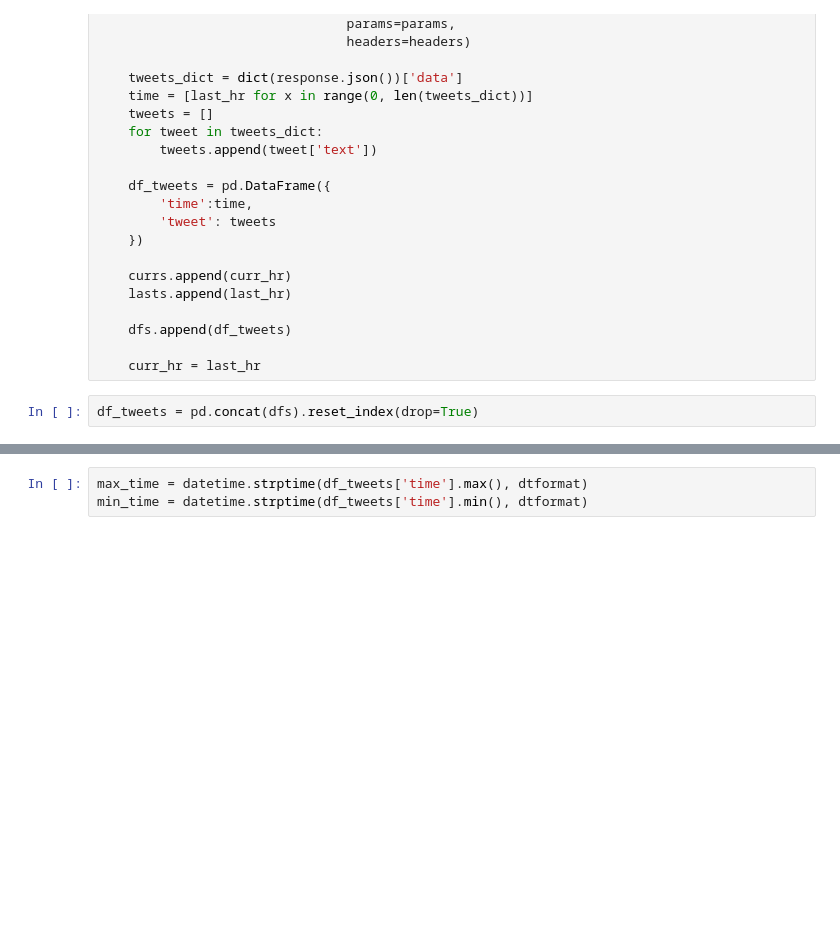
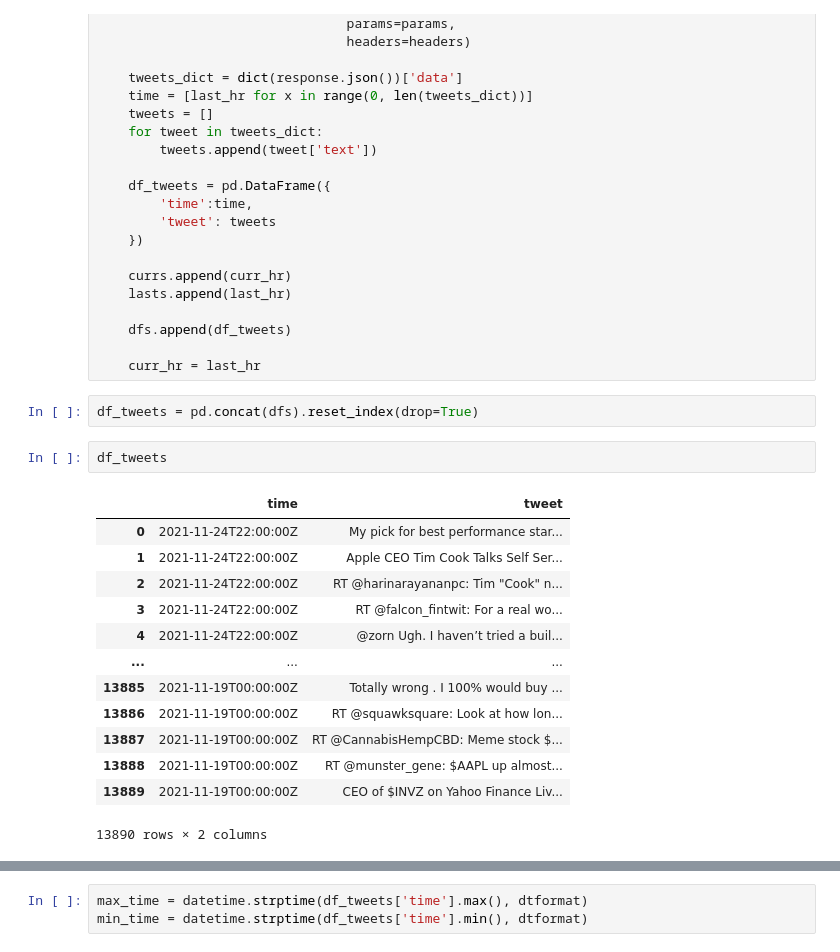
Before and after one commit to sohnnick/ANN-Stock-Price-Predictor, a Jupyter notebook: Notebooks/Extract Stock Data.ipynb, the cells around one changed output, grey strips where cells are left out. Cells and saved outputs as stored; diff of their text form; blank space fills up the shorter version.

```diff
--- a/Notebooks/Extract Stock Data.ipynb
+++ b/Notebooks/Extract Stock Data.ipynb
@@ -221,6 +222,22 @@ for i in range(1, 24*6):
     curr_hr = last_hr
 # %%
 df_tweets = pd.concat(dfs).reset_index(drop=True)
+# %%
+df_tweets
+# %% [output]
+|  | time | tweet |
+| 0 | 2021-11-24T22:00:00Z | My pick for best performance star... |
+| 1 | 2021-11-24T22:00:00Z | Apple CEO Tim Cook Talks Self Ser... |
+| 2 | 2021-11-24T22:00:00Z | RT @harinarayananpc: Tim "Cook" n... |
+| 3 | 2021-11-24T22:00:00Z | RT @falcon_fintwit: For a real wo... |
+| 4 | 2021-11-24T22:00:00Z | @zorn Ugh. I haven’t tried a buil... |
+| ... | ... | ... |
+| 13885 | 2021-11-19T00:00:00Z | Totally wrong . I 100% would buy ... |
+| 13886 | 2021-11-19T00:00:00Z | RT @squawksquare: Look at how lon... |
+| 13887 | 2021-11-19T00:00:00Z | RT @CannabisHempCBD: Meme stock $... |
+| 13888 | 2021-11-19T00:00:00Z | RT @munster_gene: $AAPL up almost... |
+| 13889 | 2021-11-19T00:00:00Z | CEO of $INVZ on Yahoo Finance Liv... |
+13890 rows × 2 columns
 # %%
 # check to see if the times are accurate
 pd.DataFrame({
```
Also changed, not shown: parts of 4 cells of this notebook, 14 other files.
